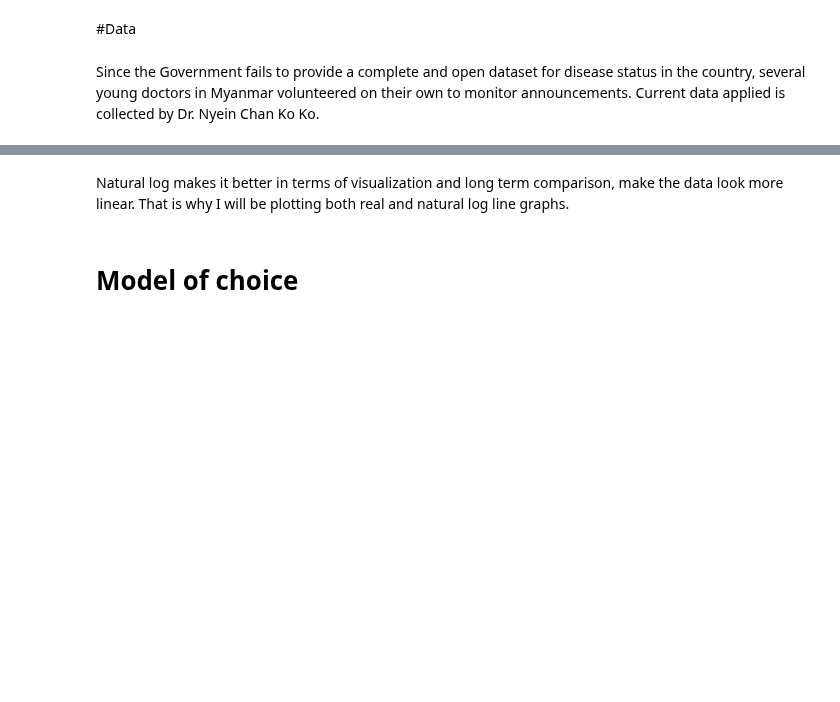
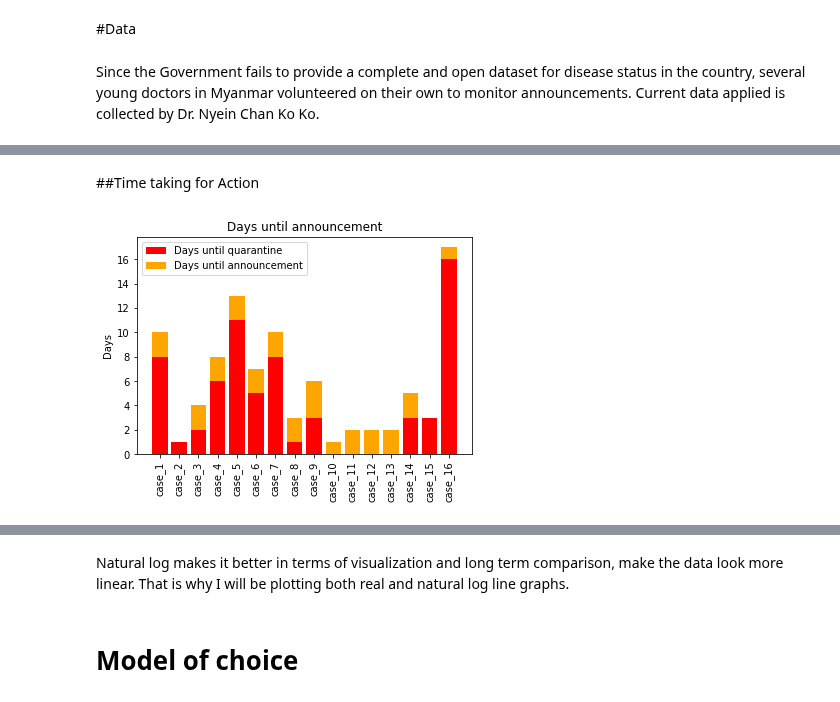
Before and after one commit to finerbrighterlighter/myanmar_covid19, a Jupyter notebook: exponential_growth.ipynb, the cells around one changed output, grey strips where cells are left out. Drawn from its saved outputs; the diff is of its cells as text; code cells hidden in the pictures; blank space fills up the shorter version.

```diff
--- a/exponential_growth.ipynb
+++ b/exponential_growth.ipynb
@@ -19,0 +17,6 @@ columns = ["Date","Announced"]
+# %%
+data = "https://raw.githubusercontent.com/finerbrighterlighter/myanmar_covid19/master/mohs_announcement.csv"
+df = pd.read_csv(data,header= 0)
+df.insert(loc=0, column="case_id", value=np.arange(1,len(df)+1))
+df["case_id"] = "case_" + df["case_id"].astype(str)
+df
@@ -19,0 +43,8 @@ columns = ["Date","Announced"]
+# %%
+df["first_date"] = pd.to_datetime(df["first_date"])
+df["qua_date"] = pd.to_datetime(df["qua_date"])
+df["ann_date"] = pd.to_datetime(df["ann_date"])
+
+df["until_qua"] = (df["qua_date"]-df["first_date"]).dt.days
+df["until_ann"] = (df["ann_date"]-df["qua_date"]).dt.days
+df
@@ -19,0 +97,19 @@ columns = ["Date","Announced"]
+# %% [markdown]
+##Time taking for Action
+# %%
+index = np.arange(len(df["case_id"]))
+
+p1 = plt.bar(index, df["until_qua"], color = "red")
+p2 = plt.bar(index, df["until_ann"], bottom=df["until_qua"], color = "orange")
+
+plt.ylabel("Days", fontsize=10)
+plt.title("Days until announcement")
+plt.xticks(index,df["case_id"], fontsize=10, rotation=90)
+plt.legend((p1[0], p2[0]), ('Days until quarantine', 'Days until announcement'))
+
+tt = str(df["ann_date"][df.index[-1]])+"_time_for_action.svg"
+plt.savefig(tt)
+plt.show()
+files.download(tt)
+# %% [output]
+[figure, added]
```
Also changed, not shown: parts of 17 cells of this notebook.
